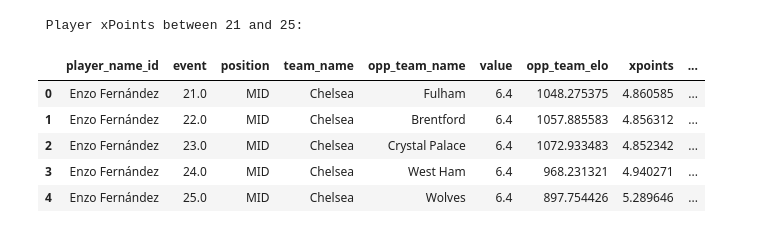
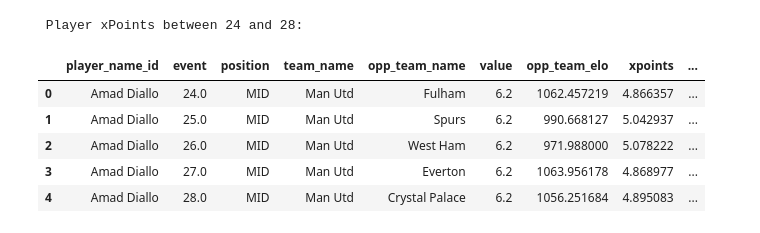
Before and after one commit to chrisimpacts/FPL-Points-Predictor, a Jupyter notebook: TRDL-Team-Analysis.ipynb, the cells around one changed output. Saved outputs shown, nothing was run; the diff lists cells and outputs as text; code cells hidden in the pictures.

```diff
--- a/TRDL-Team-Analysis.ipynb
+++ b/TRDL-Team-Analysis.ipynb
@@ -13,8 +13,8 @@ if __name__ == "__main__":
     fpl_engine = db_creator.get_engine_for("fpl_data_analysis")
 # %%
 #add this info to a settings dict?
-stats_current_gameweek = 20
-picks_current_gameweek = 20
+stats_current_gameweek = 23
+picks_current_gameweek = 23
 current_season = 20252026
 # %%
 print(f"Team Selection - GW {picks_current_gameweek+1}")
@@ -33,7 +33,8 @@ view = db_creator.run_sql(f"""
         position,
         team_name,
         opp_team_name,
-        xpoints
+        xpoints,
+        ROUND(mins_pred) as mins_pred
     FROM predictions_status
     WHERE in_my_team = 1
         -- AND in_any_team = 1
@@ -133,0 +135,23 @@ When to use second TRIPLE CAPTAIN chip (gws19-38)
+# %%
+print(f"Best players to pick for the rest of the season: GW{picks_current_gameweek+1} AND 38")
+view = db_creator.run_sql(f"""
+    SELECT
+        player_name_id,
+        in_my_team,
+        position,
+        team_name,
+        ROUND(AVG(opp_team_elo),1) AS avg_opp_team_elo,
+        ROUND(SUM(xpoints),2) AS total_xpoints,
+        ROUND(AVG(mins_pred),1) AS avg_mins_pred,
+        ROUND(AVG(xgp90_pred),3) AS avg_xgp90_pred,
+        ROUND(AVG(xap90_pred),3) AS avg_xap90_pred,
+        ROUND(AVG(xgcp90_pred),3) AS avg_xgcp90_pred
+    FROM predictions
+    WHERE (in_any_team = 0 OR in_my_team = 1)
+      AND event BETWEEN {picks_current_gameweek+1} AND 38
+      -- AND position = 'FWD'
+      -- AND team_name IN ('Arsenal','Man United','Nottm Forest','Brentford','Brighton','Chelsea')
+    GROUP BY player_name_id, position, team_name, in_my_team
+    ORDER BY total_xpoints DESC
+""")
+view.head(50)
@@ -370,34 +413,34 @@ Best available players to replace worst in my team: 21 to 38
 # %%
 print(f"\n Player xPoints between {picks_current_gameweek+1} and {picks_current_gameweek+5}:")
 view = db_creator.run_sql(f"""
     SELECT
         player_name_id,
         event,
         position,
         team_name,
         opp_team_name,
         value/10 as value,
         opp_team_elo,
         xpoints,
         mins_pred,
         xgp90_pred,
         xap90_pred,
         xgcp90_pred
     FROM predictions
     WHERE event BETWEEN {picks_current_gameweek+1} AND {picks_current_gameweek+5}
-        AND player_name_id = 'Enzo Fernández'
+        AND player_name_id = 'Amad Diallo'
         -- AND value <= 48
     ORDER BY event ASC
 """)
 view.head(20)
 # %% [output]
- Player xPoints between 21 and 25:
+ Player xPoints between 24 and 28:
 |  | player_name_id | event | position | team_name | opp_team_name | value | opp_team_elo | xpoints | ... |
-| 0 | Enzo Fernández | 21.0 | MID | Chelsea | Fulham | 6.4 | 1048.275375 | 4.860585 | ... |
-| 1 | Enzo Fernández | 22.0 | MID | Chelsea | Brentford | 6.4 | 1057.885583 | 4.856312 | ... |
-| 2 | Enzo Fernández | 23.0 | MID | Chelsea | Crystal Palace | 6.4 | 1072.933483 | 4.852342 | ... |
-| 3 | Enzo Fernández | 24.0 | MID | Chelsea | West Ham | 6.4 | 968.231321 | 4.940271 | ... |
-| 4 | Enzo Fernández | 25.0 | MID | Chelsea | Wolves | 6.4 | 897.754426 | 5.289646 | ... |
+| 0 | Amad Diallo | 24.0 | MID | Man Utd | Fulham | 6.2 | 1062.457219 | 4.866357 | ... |
+| 1 | Amad Diallo | 25.0 | MID | Man Utd | Spurs | 6.2 | 990.668127 | 5.042937 | ... |
+| 2 | Amad Diallo | 26.0 | MID | Man Utd | West Ham | 6.2 | 971.988000 | 5.078222 | ... |
+| 3 | Amad Diallo | 27.0 | MID | Man Utd | Everton | 6.2 | 1063.956178 | 4.868977 | ... |
+| 4 | Amad Diallo | 28.0 | MID | Man Utd | Crystal Palace | 6.2 | 1056.251684 | 4.895083 | ... |
 # %%
 # #Gt member player codes from the latest GW
 # query = """
```
Also changed, not shown: parts of 8 cells of this notebook, 15 other files.
